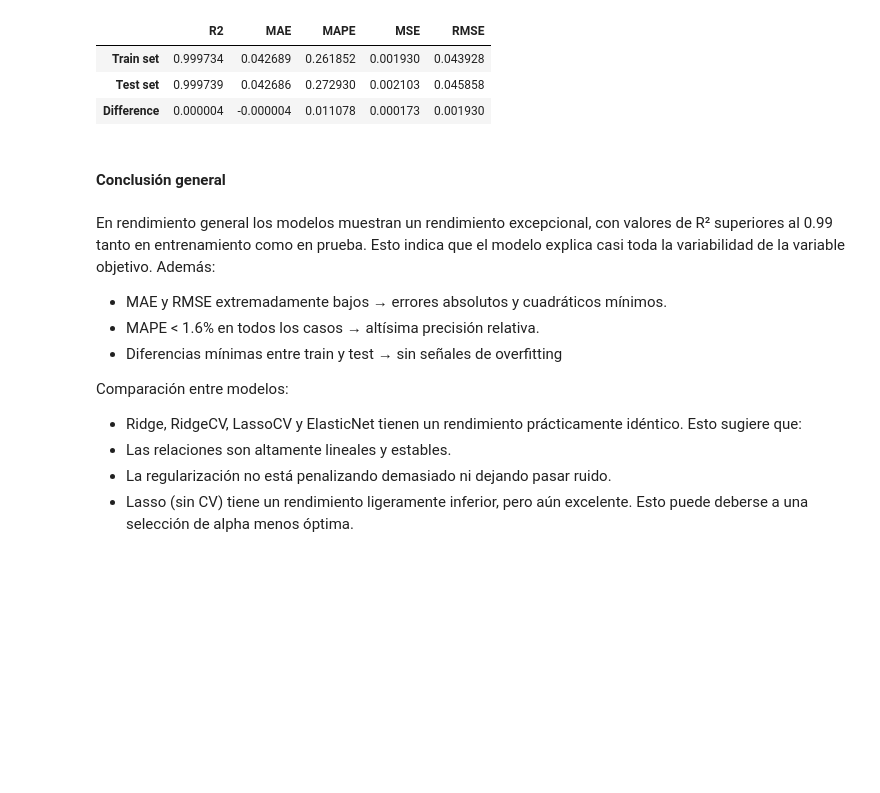
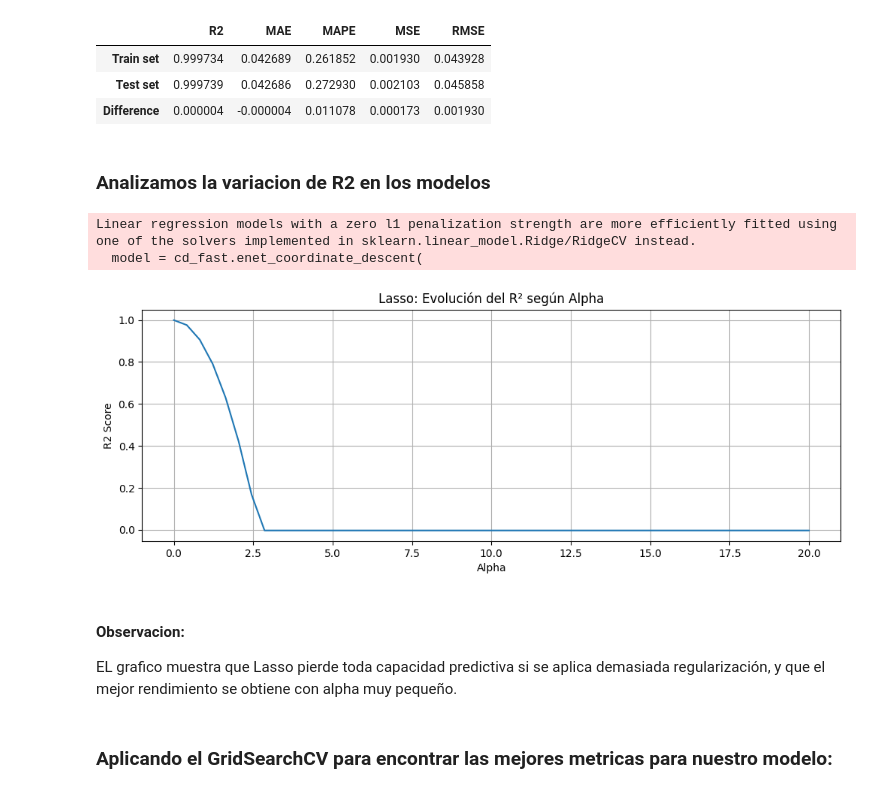
Before and after one commit to elius123ef/Data-Science, a Jupyter notebook: src/03-linear-regression-reg-demographic-health-data.ipynb.ipynb, the cells around one changed output. Drawn from its saved outputs; the diff is of its cells as text; code cells hidden in the pictures; blank space fills up the shorter version.

```diff
--- a/src/03-linear-regression-reg-demographic-health-data.ipynb.ipynb
+++ b/src/03-linear-regression-reg-demographic-health-data.ipynb.ipynb
@@ -489,17 +541,35 @@ get_regression_metrics(elasticnet_y_pred_test, y_test, elasticnet_y_pred_train,
 | Train set | 0.999734 | 0.042689 | 0.261852 | 0.001930 | 0.043928 |
 | Test set | 0.999739 | 0.042686 | 0.272930 | 0.002103 | 0.045858 |
 | Difference | 0.000004 | -0.000004 | 0.011078 | 0.000173 | 0.001930 |
-# %% [markdown]
-#### Conclusión general
-# %% [markdown]
-En rendimiento general los modelos muestran un rendimiento excepcional, con valores de R² superiores al 0.99 tanto en entrenamiento como en prueba. Esto indica que el modelo explica casi toda la variabilidad de la variable objetivo. Además:
-- MAE y RMSE extremadamente bajos → errores absolutos y cuadráticos mínimos.
-- MAPE < 1.6% en todos los casos → altísima precisión relativa.
-- Diferencias mínimas entre train y test → sin señales de overfitting
-
-Comparación entre modelos:
-
-- Ridge, RidgeCV, LassoCV y ElasticNet tienen un rendimiento prácticamente idéntico. Esto sugiere que:
-- Las relaciones son altamente lineales y estables.
-- La regularización no está penalizando demasiado ni dejando pasar ruido.
-- Lasso (sin CV) tiene un rendimiento ligeramente inferior, pero aún excelente. Esto puede deberse a una selección de alpha menos óptima.
+# %% [markdown]
+### Analizamos la variacion de R2 en los modelos
+# %%
+alphas = np.linspace(0.0, 20, 50)
+r2_scores = []
+
+for alpha in alphas:
+    model = Pipeline(steps=[
+        ('preprocessing', preprocesador),
+        ('regressor', Lasso(alpha=alpha, max_iter=1000))])
+
+    model.fit(X_train, y_train)
+    y_pred = model.predict(X_test)
+    r2_scores.append(r2_score(y_test, y_pred))
+
+plt.figure(figsize=(12,4))
+plt.plot(alphas, r2_scores)
+plt.xlabel('Alpha')
+plt.ylabel('R2 Score')
+plt.title('Lasso: Evolución del R² según Alpha')
+plt.grid(True)
+plt.show()
+# %% [output]
+Linear regression models with a zero l1 penalization strength are more efficiently fitted using one of the solvers implemented in sklearn.linear_model.Ridge/RidgeCV instead.
+  model = cd_fast.enet_coordinate_descent(
+[figure, added]
+# %% [markdown]
+#### Observacion:
+
+EL grafico muestra que Lasso pierde toda capacidad predictiva si se aplica demasiada regularización, y que el mejor rendimiento se obtiene con alpha muy pequeño.
+# %% [markdown]
+### Aplicando el GridSearchCV para encontrar las mejores metricas para nuestro modelo:
```
Also changed, not shown: parts of 41 cells of this notebook, 5 other files.
